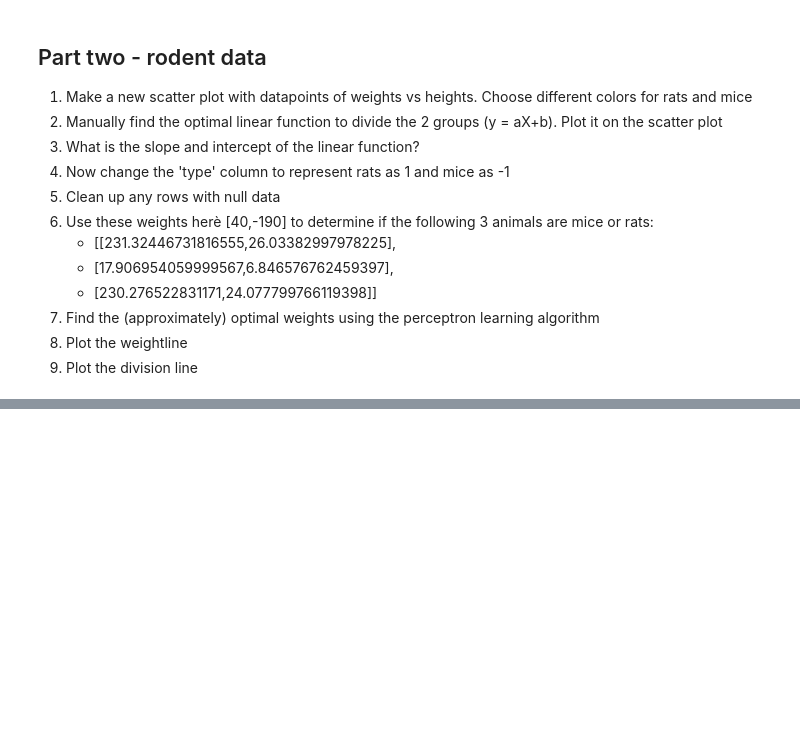
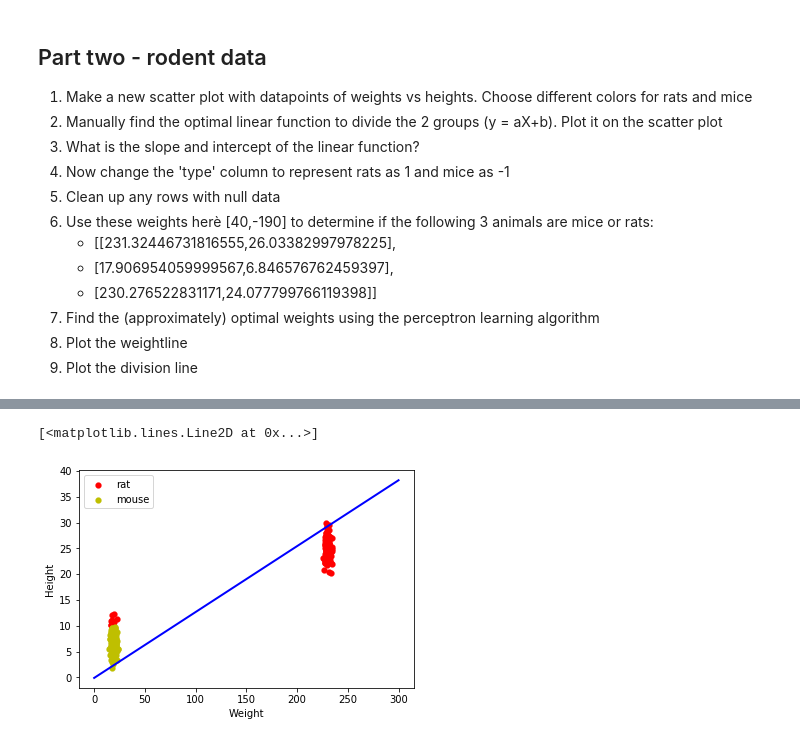
Before and after one commit to marshmallouws/Sem4PythonAssignments, a Jupyter notebook: Week11/week11.ipynb, the cells around one changed output, grey strips where cells are left out. Saved outputs shown, nothing was run; the diff lists cells and outputs as text; code cells hidden in the pictures; blank space fills up the shorter version.

```diff
--- a/Week11/week11.ipynb
+++ b/Week11/week11.ipynb
@@ -95,0 +93,26 @@ df
+# %%
+# 2 + 3 - Manually find the optimal linear function to divide the 2 groups (y = aX+b). Plot it on the scatter plot. (3) find slope and intercept
+
+def find_delta(column_name):
+    highest = df[column_name].max()
+    lowest = df[column_name].min()
+
+    delta = highest-lowest
+    return delta, highest, lowest
+
+# Delta
+delta_x, high_x, low_x = find_delta('weight')
+delta_y, high_y, low_y = find_delta('height')
+
+slope = delta_y/delta_x
+intercept = (lowest_height-grade*lowest_weight)
+
+# Slope and intercept of the linear function: y = 0.128x-0.106
+
+# plot
+plot_animals()
+l = np.linspace(0, 300)
+plt.plot(l, slope * l + intercept, 'y-', lw=2, color='b')
+# %% [output]
+[<matplotlib.lines.Line2D at 0x...>]
+[figure, added]
```
Also changed, not shown: parts of 5 cells of this notebook.
